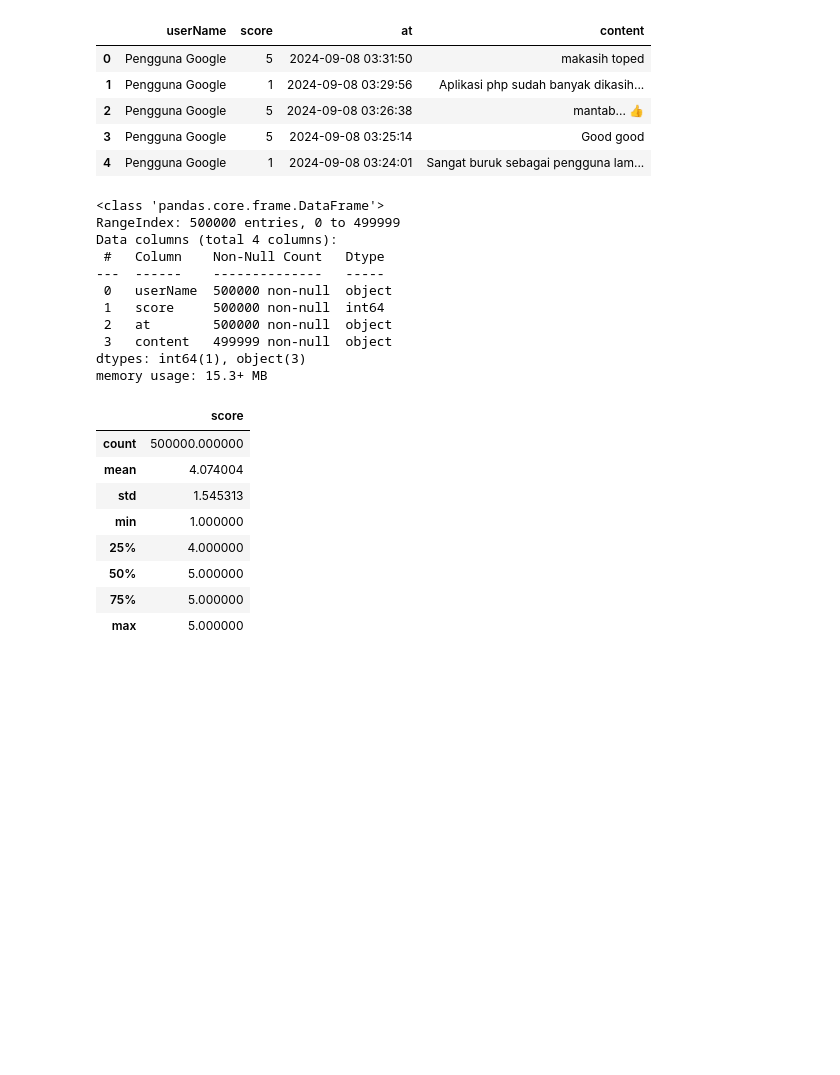
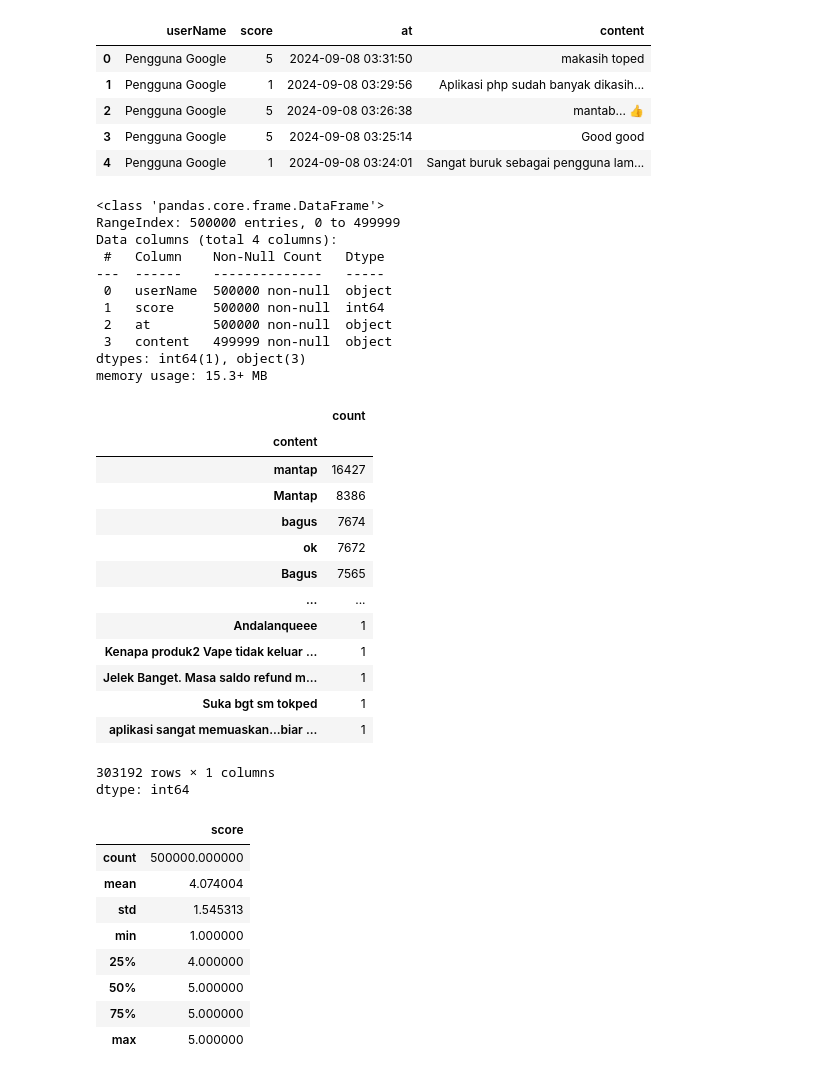
Before and after one commit to Mutasar/Proyek_Analisis_Sentimen, a Jupyter notebook: Analisa_Sentimen_Ulasan_Aplikasi_Tokopedia_di_Playstore.ipynb, the cells around one changed output. Saved outputs shown, nothing was run; the diff lists cells and outputs as text; code cells hidden in the pictures; blank space fills up the shorter version.

```diff
--- a/Analisa_Sentimen_Ulasan_Aplikasi_Tokopedia_di_Playstore.ipynb
+++ b/Analisa_Sentimen_Ulasan_Aplikasi_Tokopedia_di_Playstore.ipynb
@@ -56,22 +53,39 @@ df.head()
 | 2 | Pengguna Google | 5 | 2024-09-08 03:26:38 | mantab... 👍 |
 | 3 | Pengguna Google | 5 | 2024-09-08 03:25:14 | Good good |
 | 4 | Pengguna Google | 1 | 2024-09-08 03:24:01 | Sangat buruk sebagai pengguna lam... |
-# %%
-# Tinjau jumlah baris kolom dan jenis data dalam dataset dengan info.
-
-df.info()
-# %% [output]
-<class 'pandas.core.frame.DataFrame'>
-RangeIndex: 500000 entries, 0 to 499999
-Data columns (total 4 columns):
- #   Column    Non-Null Count   Dtype
----  ------    --------------   -----
- 0   userName  500000 non-null  object
- 1   score     500000 non-null  int64
- 2   at        500000 non-null  object
- 3   content   499999 non-null  object
-dtypes: int64(1), object(3)
-memory usage: 15.3+ MB
+# %%
+#Tampilkan informasi terkait dataset
+df.info()
+
+# Hitung jumlah kategori sentimen
+df.content.value_counts()
+# %% [output]
+<class 'pandas.core.frame.DataFrame'>
+RangeIndex: 500000 entries, 0 to 499999
+Data columns (total 4 columns):
+ #   Column    Non-Null Count   Dtype
+---  ------    --------------   -----
+ 0   userName  500000 non-null  object
+ 1   score     500000 non-null  int64
+ 2   at        500000 non-null  object
+ 3   content   499999 non-null  object
+dtypes: int64(1), object(3)
+memory usage: 15.3+ MB
+|  | count |
+| content |  |
+| mantap | 16427 |
+| Mantap | 8386 |
+| bagus | 7674 |
+| ok | 7672 |
+| Bagus | 7565 |
+| ... | ... |
+| Andalanqueee | 1 |
+| Kenapa produk2 Vape tidak keluar ... | 1 |
+| Jelek Banget. Masa saldo refund m... | 1 |
+| Suka bgt sm tokped | 1 |
+| aplikasi sangat memuaskan...biar ... | 1 |
+303192 rows × 1 columns
+dtype: int64
 # %%
 # Menampilkan statistik deskriptif dataset dengan menjalankan describe
 
```
Also changed, not shown: parts of 11 cells of this notebook.
